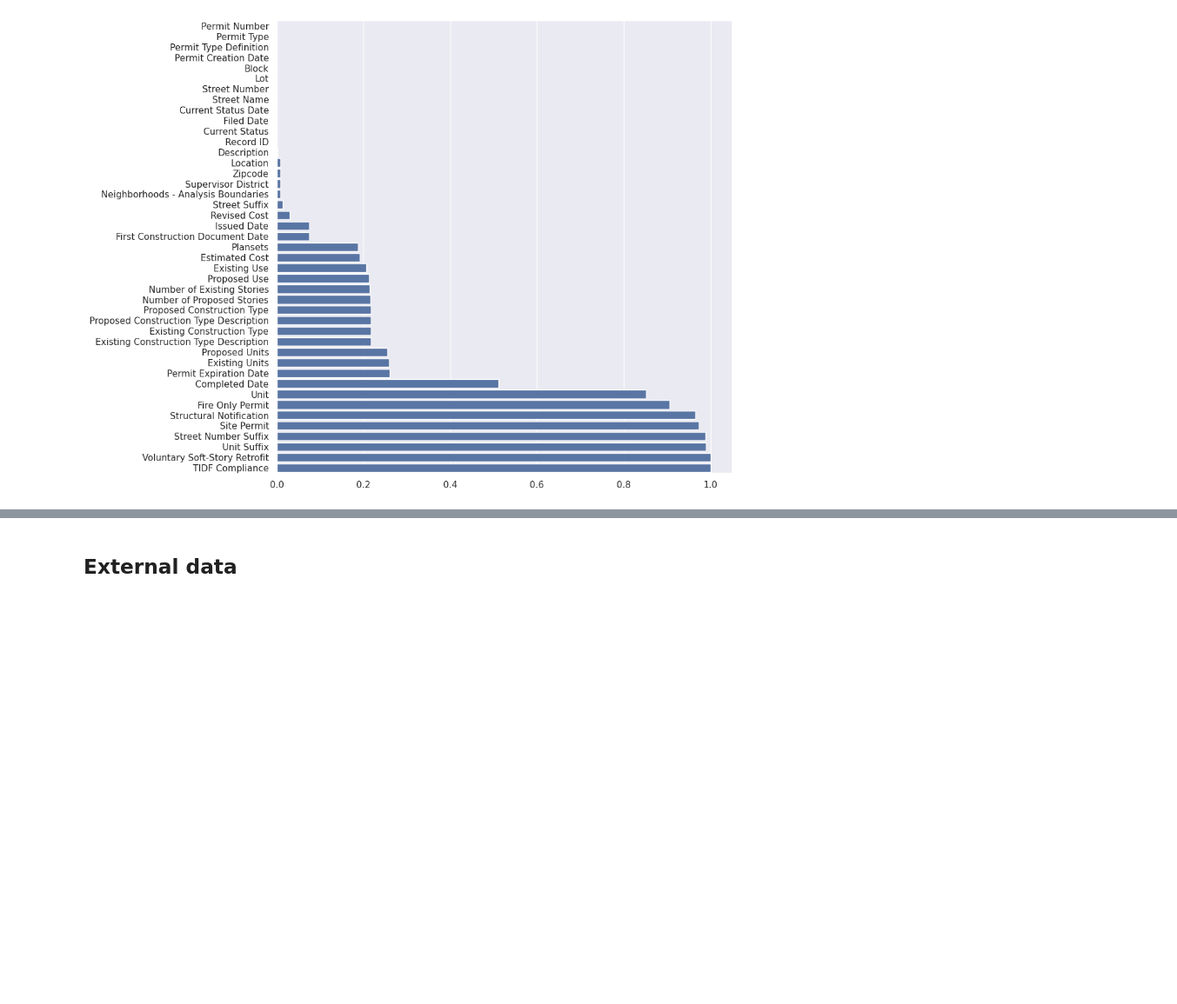
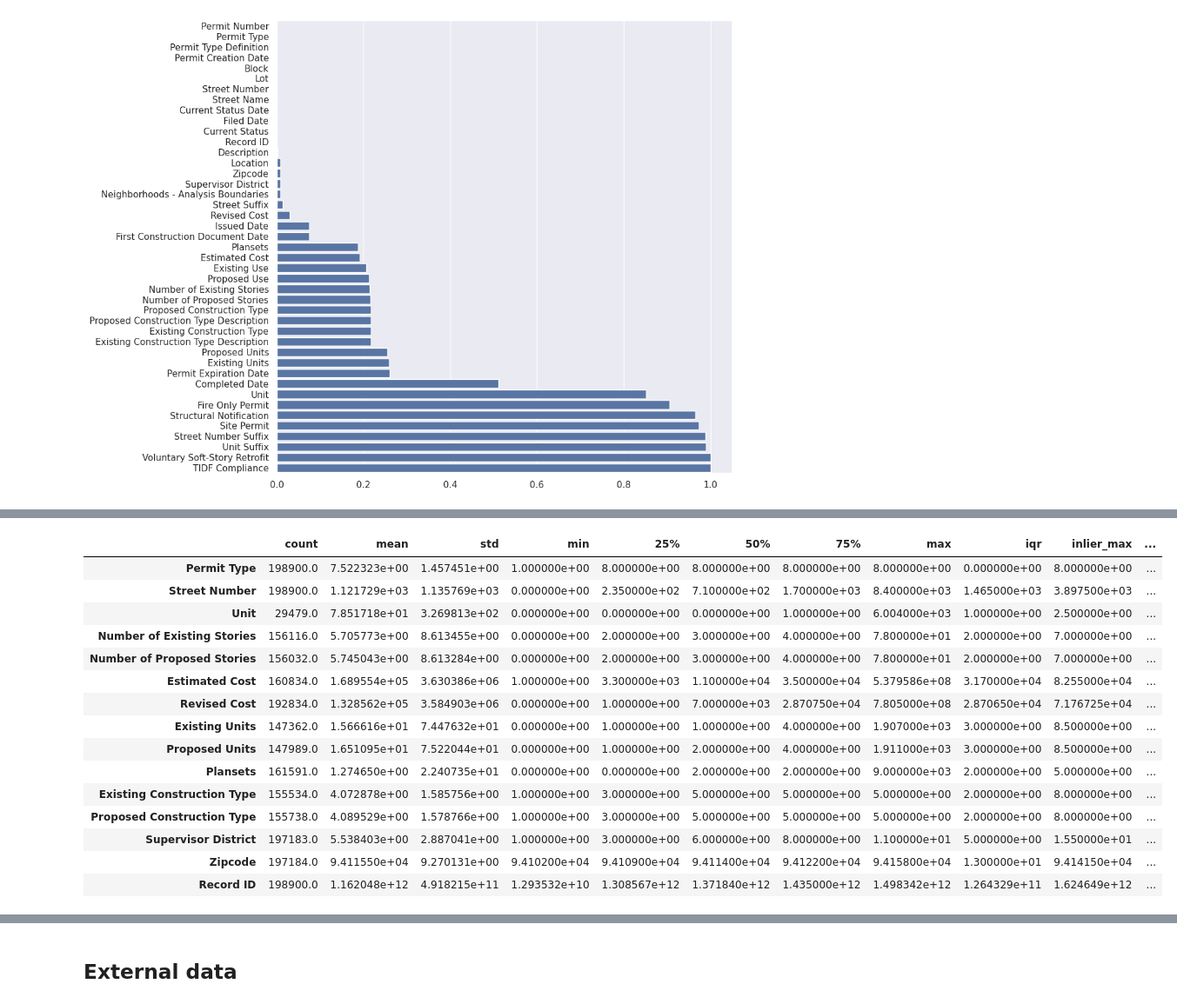
Before and after one commit to tomaz-suller/diq, a Jupyter notebook: notebooks/0-tomaz-suller-exploration.ipynb, the cells around one changed output, grey strips where cells are left out. Shown at 87% size. Saved outputs shown, nothing was run; the diff lists cells and outputs as text; code cells hidden in the pictures; blank space fills up the shorter version.

```diff
--- a/notebooks/0-tomaz-suller-exploration.ipynb
+++ b/notebooks/0-tomaz-suller-exploration.ipynb
@@ -236,0 +249,3 @@ sns.barplot(
+# %%
+distribution_df = df.describe().T
+distribution_df
@@ -236,0 +269,22 @@ sns.barplot(
+# %%
+distribution_df["iqr"] = distribution_df["75%"] - distribution_df["25%"]
+distribution_df["inlier_max"] = distribution_df["75%"] + 1.5 * distribution_df["iqr"]
+distribution_df["inlier_min"] = distribution_df["25%"] - 1.5 * distribution_df["iqr"]
+distribution_df
+# %% [output]
+|  | count | mean | std | min | 25% | 50% | 75% | max | iqr | inlier_max | ... |
+| Permit Type | 198900.0 | 7.522323e+00 | 1.457451e+00 | 1.000000e+00 | 8.000000e+00 | 8.000000e+00 | 8.000000e+00 | 8.000000e+00 | 0.000000e+00 | 8.000000e+00 | ... |
+| Street Number | 198900.0 | 1.121729e+03 | 1.135769e+03 | 0.000000e+00 | 2.350000e+02 | 7.100000e+02 | 1.700000e+03 | 8.400000e+03 | 1.465000e+03 | 3.897500e+03 | ... |
+| Unit | 29479.0 | 7.851718e+01 | 3.269813e+02 | 0.000000e+00 | 0.000000e+00 | 0.000000e+00 | 1.000000e+00 | 6.004000e+03 | 1.000000e+00 | 2.500000e+00 | ... |
+| Number of Existing Stories | 156116.0 | 5.705773e+00 | 8.613455e+00 | 0.000000e+00 | 2.000000e+00 | 3.000000e+00 | 4.000000e+00 | 7.800000e+01 | 2.000000e+00 | 7.000000e+00 | ... |
+| Number of Proposed Stories | 156032.0 | 5.745043e+00 | 8.613284e+00 | 0.000000e+00 | 2.000000e+00 | 3.000000e+00 | 4.000000e+00 | 7.800000e+01 | 2.000000e+00 | 7.000000e+00 | ... |
+| Estimated Cost | 160834.0 | 1.689554e+05 | 3.630386e+06 | 1.000000e+00 | 3.300000e+03 | 1.100000e+04 | 3.500000e+04 | 5.379586e+08 | 3.170000e+04 | 8.255000e+04 | ... |
+| Revised Cost | 192834.0 | 1.328562e+05 | 3.584903e+06 | 0.000000e+00 | 1.000000e+00 | 7.000000e+03 | 2.870750e+04 | 7.805000e+08 | 2.870650e+04 | 7.176725e+04 | ... |
+| Existing Units | 147362.0 | 1.566616e+01 | 7.447632e+01 | 0.000000e+00 | 1.000000e+00 | 1.000000e+00 | 4.000000e+00 | 1.907000e+03 | 3.000000e+00 | 8.500000e+00 | ... |
+| Proposed Units | 147989.0 | 1.651095e+01 | 7.522044e+01 | 0.000000e+00 | 1.000000e+00 | 2.000000e+00 | 4.000000e+00 | 1.911000e+03 | 3.000000e+00 | 8.500000e+00 | ... |
+| Plansets | 161591.0 | 1.274650e+00 | 2.240735e+01 | 0.000000e+00 | 0.000000e+00 | 2.000000e+00 | 2.000000e+00 | 9.000000e+03 | 2.000000e+00 | 5.000000e+00 | ... |
+| Existing Construction Type | 155534.0 | 4.072878e+00 | 1.585756e+00 | 1.000000e+00 | 3.000000e+00 | 5.000000e+00 | 5.000000e+00 | 5.000000e+00 | 2.000000e+00 | 8.000000e+00 | ... |
+| Proposed Construction Type | 155738.0 | 4.089529e+00 | 1.578766e+00 | 1.000000e+00 | 3.000000e+00 | 5.000000e+00 | 5.000000e+00 | 5.000000e+00 | 2.000000e+00 | 8.000000e+00 | ... |
+| Supervisor District | 197183.0 | 5.538403e+00 | 2.887041e+00 | 1.000000e+00 | 3.000000e+00 | 6.000000e+00 | 8.000000e+00 | 1.100000e+01 | 5.000000e+00 | 1.550000e+01 | ... |
+| Zipcode | 197184.0 | 9.411550e+04 | 9.270131e+00 | 9.410200e+04 | 9.410900e+04 | 9.411400e+04 | 9.412200e+04 | 9.415800e+04 | 1.300000e+01 | 9.414150e+04 | ... |
+| Record ID | 198900.0 | 1.162048e+12 | 4.918215e+11 | 1.293532e+10 | 1.308567e+12 | 1.371840e+12 | 1.435000e+12 | 1.498342e+12 | 1.264329e+11 | 1.624649e+12 | ... |
```
Also changed, not shown: parts of 8 cells of this notebook, 7 other files.
